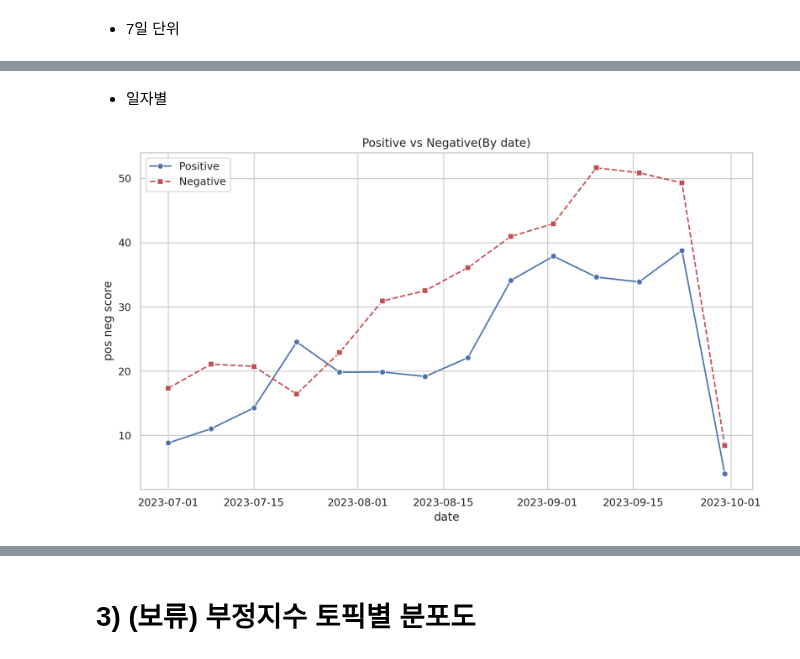
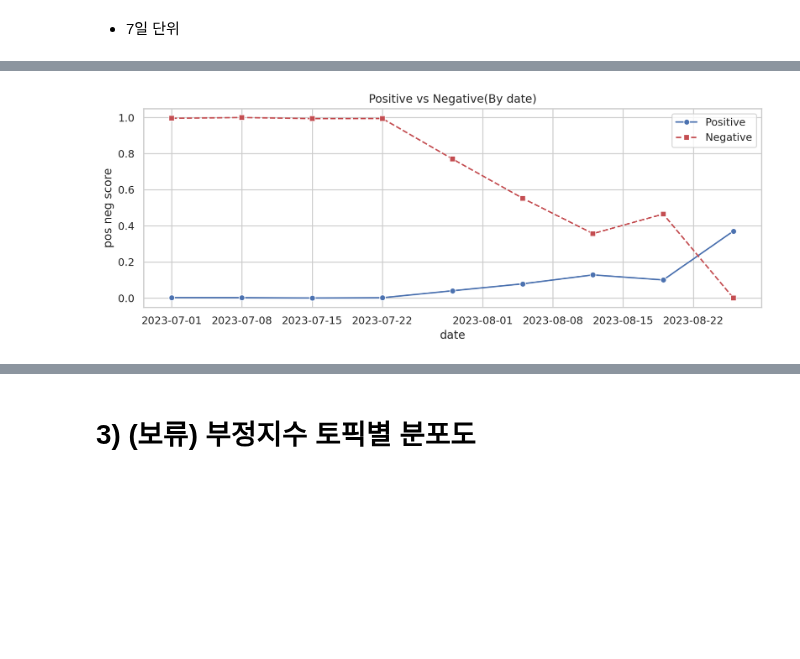
Before and after one commit to swoo-nam/BootCamp_project_final, a Jupyter notebook: 남상우_유예슬_임시데이터_전처리_ipynb의_사본.ipynb, the cells around one changed output, grey strips where cells are left out. Saved outputs shown, nothing was run; the diff lists cells and outputs as text; code cells hidden in the pictures; blank space fills up the shorter version.

```diff
--- a/남상우_유예슬_임시데이터_전처리_ipynb의_사본.ipynb
+++ b/남상우_유예슬_임시데이터_전처리_ipynb의_사본.ipynb
@@ -477,0 +199,10 @@ df_neg.shape, df_pos.shape
+# %%
+# 부정지수 양수로 바꾸기
+def change_score(df):
+    if df['sentiment'] == 0:
+        return -df['score']
+    else:
+        return df['score']
+
+train_neg['score'] = train_neg.apply(change_score, axis=1)
+train_neg
@@ -477,0 +223,10 @@ df_neg.shape, df_pos.shape
+# %%
+# Datetime 형식으로 바꾸기
+train_pos['date'] = pd.to_datetime(train_pos['date'])
+train_neg['date'] = pd.to_datetime(train_neg['date'])
+
+# 인덱스 설정해서 7D 단위로 확인
+train_pos.set_index('date', inplace=True)
+train_neg.set_index('date', inplace=True)
+
+train_pos['score'].resample('7D').sum()
@@ -521,4 +252,4 @@ df_pos['score'].resample('7D').sum().reset_index()
 # %%
 # 7일 간격으로 데이터 합산한 거 반영하기
-pos_7D_score = df_pos['score'].resample('7D').sum().reset_index()
-neg_7D_score = df_neg['score'].resample('7D').sum().reset_index()
+pos_7D_score = train_pos['score'].resample('7D').sum().reset_index()
+neg_7D_score = train_neg['score'].resample('7D').sum().reset_index()
@@ -524,0 +274,10 @@ neg_7D_score = df_neg['score'].resample('7D').sum().reset_index()
+# %%
+# 스케일링
+def scale_minmax(df):
+    min_value = min(df)
+    size_value = max(df) - min_value
+    return [ (x-min_value)/size_value for x in df]
+
+pos_7D_score['score'] = scale_minmax(pos_7D_score['score'])
+neg_7D_score['score'] = scale_minmax(neg_7D_score['score'])
+pos_7D_score
@@ -544,2 +313,0 @@ merged_df
-# %% [markdown]
-- 일자별
@@ -555,36 +314,36 @@ merged_df
 # %%
 import pandas as pd
 import seaborn as sns
 import matplotlib.pyplot as plt
 
 # 날짜를 Datetime 형식으로 변환
-merged_df['date'] = pd.to_datetime(merged_df['date'])
+# merged_df['date'] = pd.to_datetime(merged_df['date'])
 
 # Seaborn 스타일 설정
 sns.set(style="whitegrid")
 
 # 그래프 생성
-plt.figure(figsize=(10, 6))  # 그래프 크기 설정
+plt.figure(figsize=(10, 4))  # 그래프 크기 설정
 
 # score 1 그래프 그리기
 sns.lineplot(data=merged_df, x='date', y='pos_7D_score', label='Positive', marker='o', linestyle='-', color='b')
 
 # score 2 그래프 그리기
 sns.lineplot(data=merged_df, x='date', y='neg_7D_score', label='Negative', marker='s', linestyle='--', color='r')
 
 # 그래프 제목과 레이블 설정
 plt.title('Positive vs Negative(By date)')
 plt.xlabel('date')
 plt.ylabel('pos neg score')
 
 # 범례 추가
 plt.legend()
 
 # 그래프 표시
 plt.tight_layout()
 plt.show()
 # %% [output]
-[figure, old version]
+[figure, new version]
 # %%
 # merged_df['date'] = pd.to_datetime(merged_df['date'])
 
```
Also changed, not shown: parts of 59 cells of this notebook.
